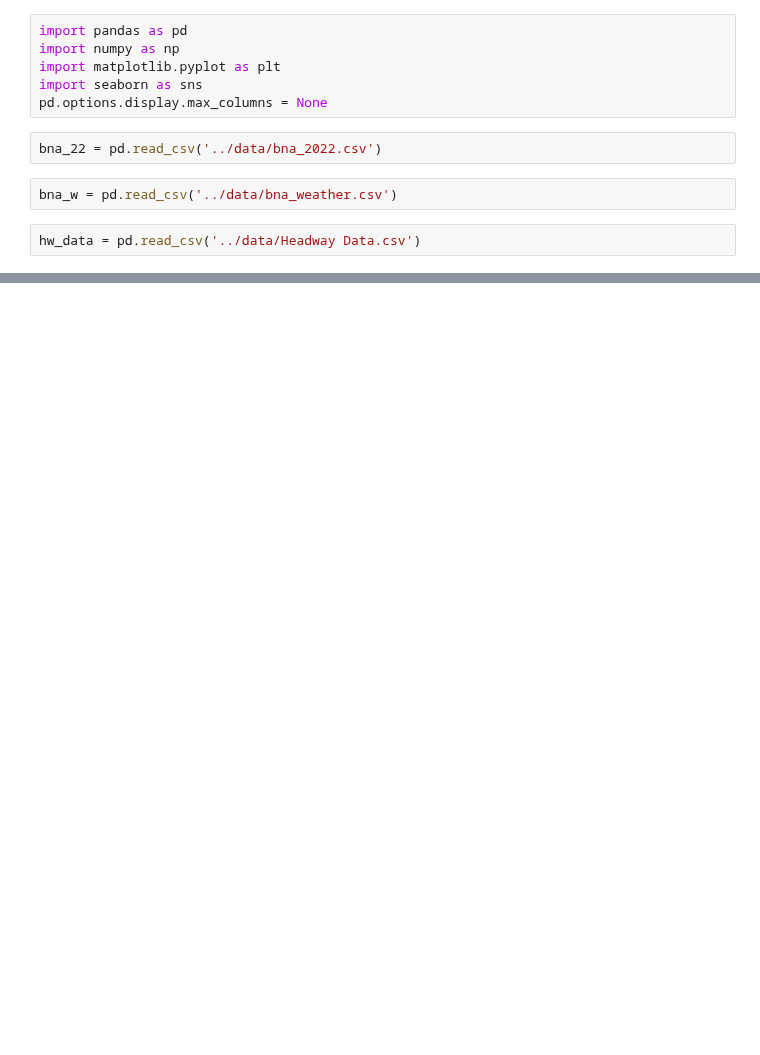
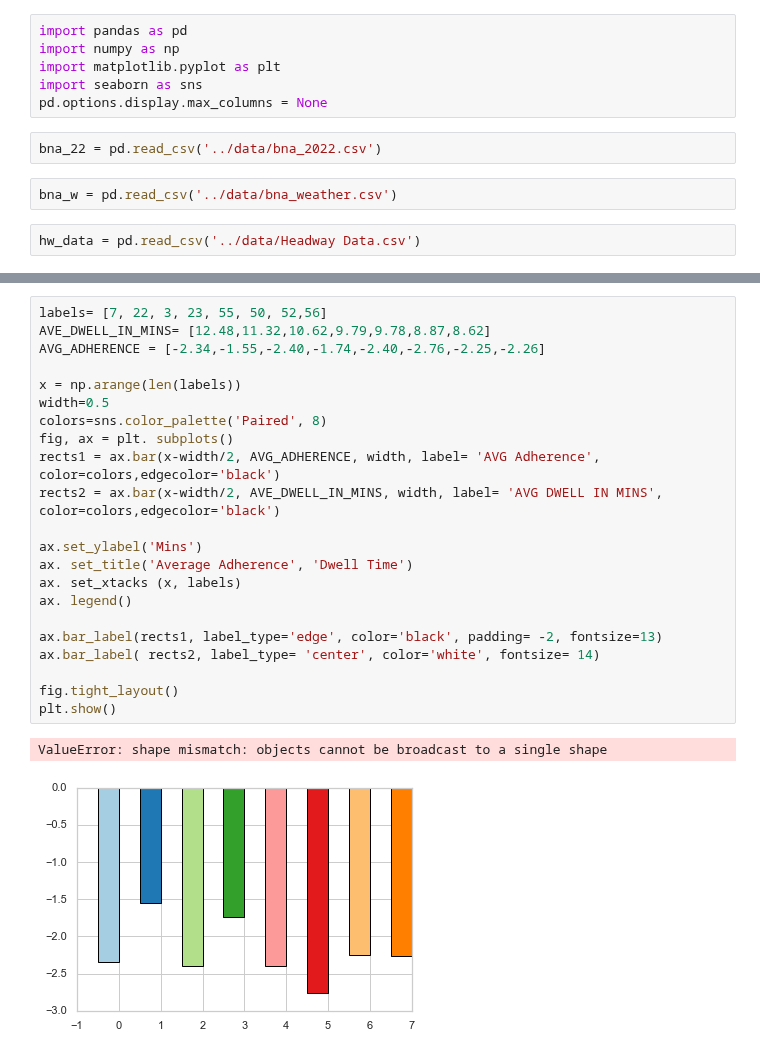
Before and after one commit to NSS-Data-Analytics-Cohort-7/wego-shut_up_and_take_my_query, a Jupyter notebook: notebooks/WegoProject.ipynb, the cells around one changed output, grey strips where cells are left out. Drawn from its saved outputs; the diff is of its cells as text; blank space fills up the shorter version.

```diff
--- a/notebooks/WegoProject.ipynb
+++ b/notebooks/WegoProject.ipynb
@@ -115,0 +445,25 @@ plt.show();
+# %%
+labels= [7, 22, 3, 23, 55, 50, 52,56]
+AVE_DWELL_IN_MINS= [12.48,11.32,10.62,9.79,9.78,8.87,8.62]
+AVG_ADHERENCE = [-2.34,-1.55,-2.40,-1.74,-2.40,-2.76,-2.25,-2.26]
+
+x = np.arange(len(labels))
+width=0.5
+colors=sns.color_palette('Paired', 8)
+fig, ax = plt. subplots()
+rects1 = ax.bar(x-width/2, AVG_ADHERENCE, width, label= 'AVG Adherence', color=colors,edgecolor='black')
+rects2 = ax.bar(x-width/2, AVE_DWELL_IN_MINS, width, label= 'AVG DWELL IN MINS', color=colors,edgecolor='black')
+
+ax.set_ylabel('Mins')
+ax. set_title('Average Adherence', 'Dwell Time')
+ax. set_xtacks (x, labels)
+ax. legend()
+
+ax.bar_label(rects1, label_type='edge', color='black', padding= -2, fontsize=13)
+ax.bar_label( rects2, label_type= 'center', color='white', fontsize= 14)
+
+fig.tight_layout()
+plt.show()
+# %% [output]
+ValueError: shape mismatch: objects cannot be broadcast to a single shape
+[figure, added]
```
Also changed, not shown: parts of 26 cells of this notebook.
